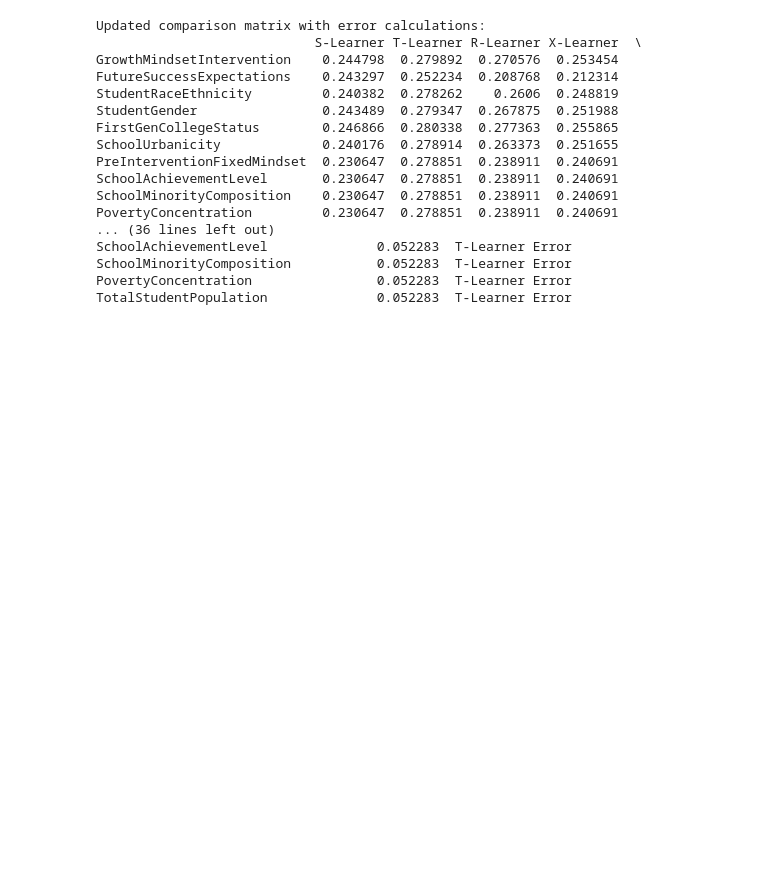
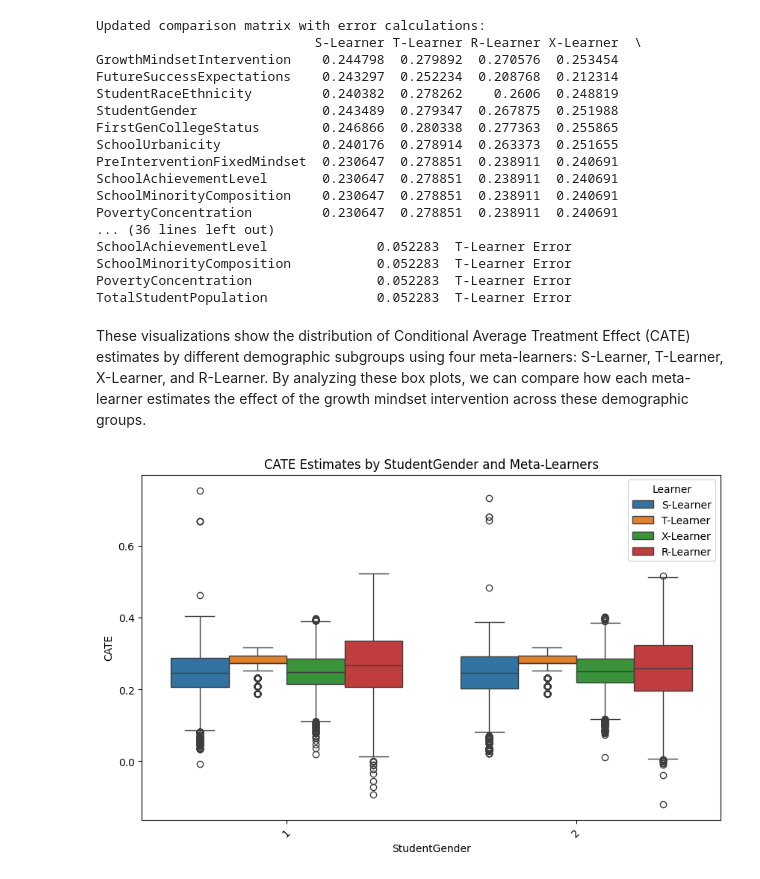
Before and after one commit to lily01awasthi/CATE_Estimation_using_Meta_Learners, a Jupyter notebook: notebooks/Predictions_for_each_meta_learner.ipynb, the cells around one changed output. Cells and saved outputs as stored; diff of their text form; code cells hidden in the pictures; blank space fills up the shorter version.

```diff
--- a/notebooks/Predictions_for_each_meta_learner.ipynb
+++ b/notebooks/Predictions_for_each_meta_learner.ipynb
@@ -742,3 +404,18 @@ SchoolAchievementLevel              0.052283  T-Learner Error
 SchoolMinorityComposition           0.052283  T-Learner Error
 PovertyConcentration                0.052283  T-Learner Error
 TotalStudentPopulation              0.052283  T-Learner Error
+# %% [markdown]
+These visualizations show the distribution of Conditional Average Treatment Effect (CATE) estimates by different demographic subgroups using four meta-learners: S-Learner, T-Learner, X-Learner, and R-Learner. By analyzing these box plots, we can compare how each meta-learner estimates the effect of the growth mindset intervention across these demographic groups.
+# %%
+def plot_cate_by_demographic(feature):
+    plt.figure(figsize=(10, 6))
+    sns.boxplot(x=feature, y='CATE', hue='Learner', data=combined_data)
+    plt.title(f'CATE Estimates by {feature} and Meta-Learners')
+    plt.ylabel('CATE')
+    plt.xlabel(feature)
+    plt.xticks(rotation=45)
+    plt.show()
+# Plot for Gender
+plot_cate_by_demographic('StudentGender')
+# %% [output]
+[figure, added]
```
Also changed, not shown: parts of 22 cells of this notebook, 21 other files.
